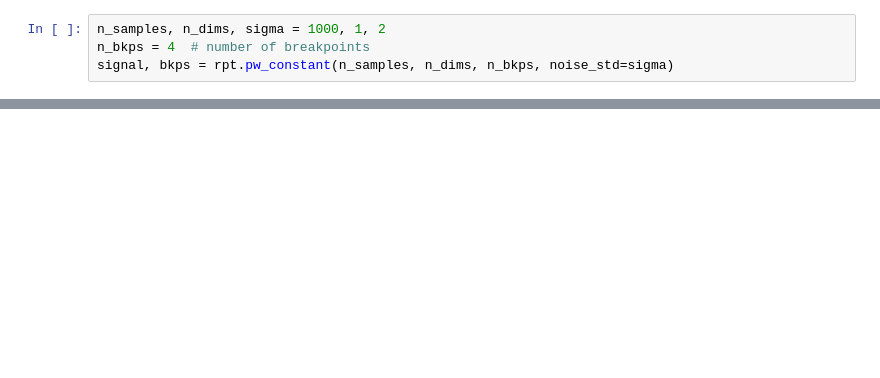
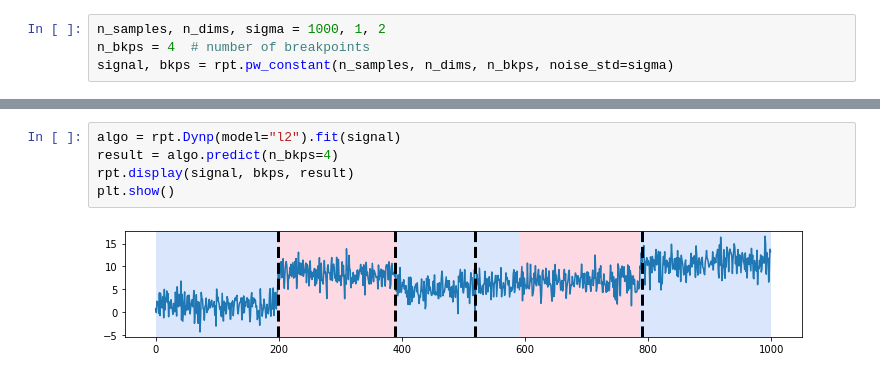
Before and after one commit to LinusBleistein/changepoint_outliers, a Jupyter notebook: imptests.ipynb, the cells around one changed output, grey strips where cells are left out. Drawn from its saved outputs; the diff is of its cells as text; blank space fills up the shorter version.

```diff
--- a/imptests.ipynb
+++ b/imptests.ipynb
@@ -33 +51,8 @@ fig, ax_array = rpt.display(signal, bkps)
+# %%
+algo = rpt.Dynp(model="l2").fit(signal)
+result = algo.predict(n_bkps=4)
+rpt.display(signal, bkps, result)
+plt.show()
+# %% [output]
+[figure, added]
 # %%
```
Also changed, not shown: parts of 13 cells of this notebook.
